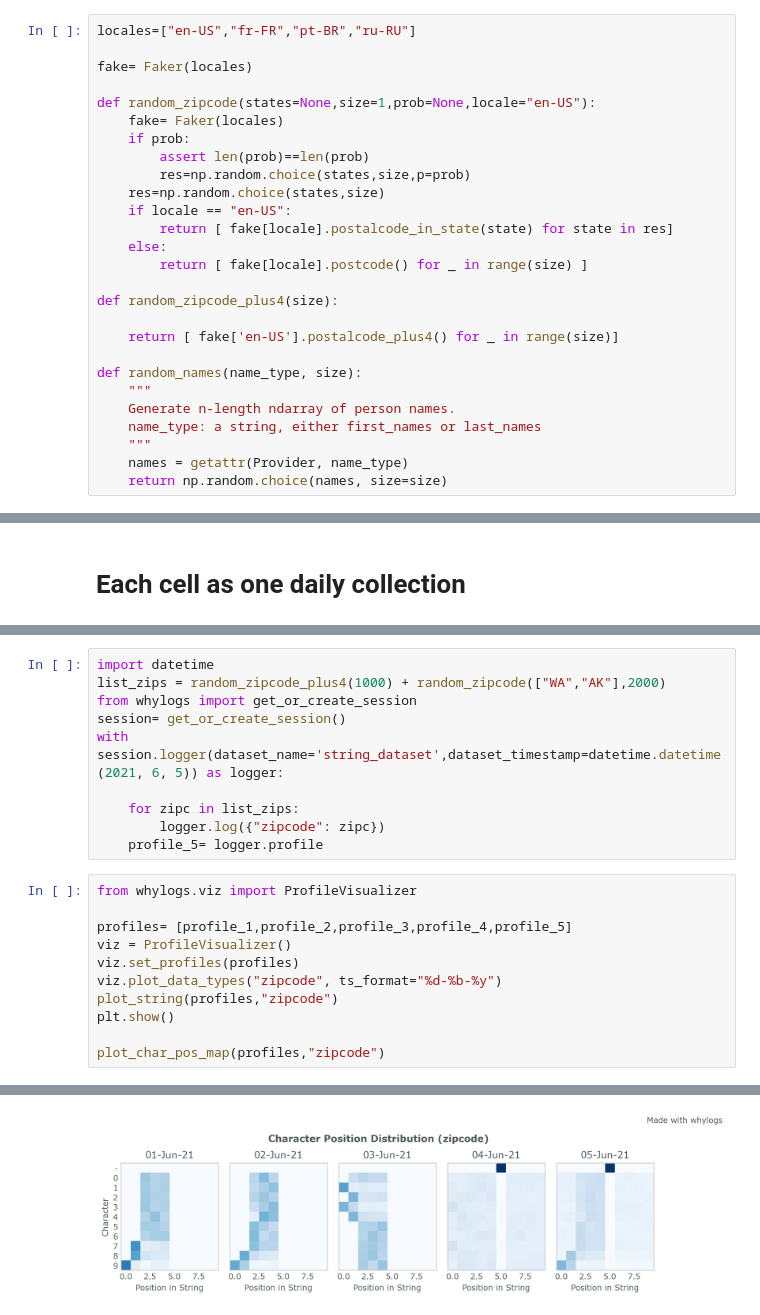
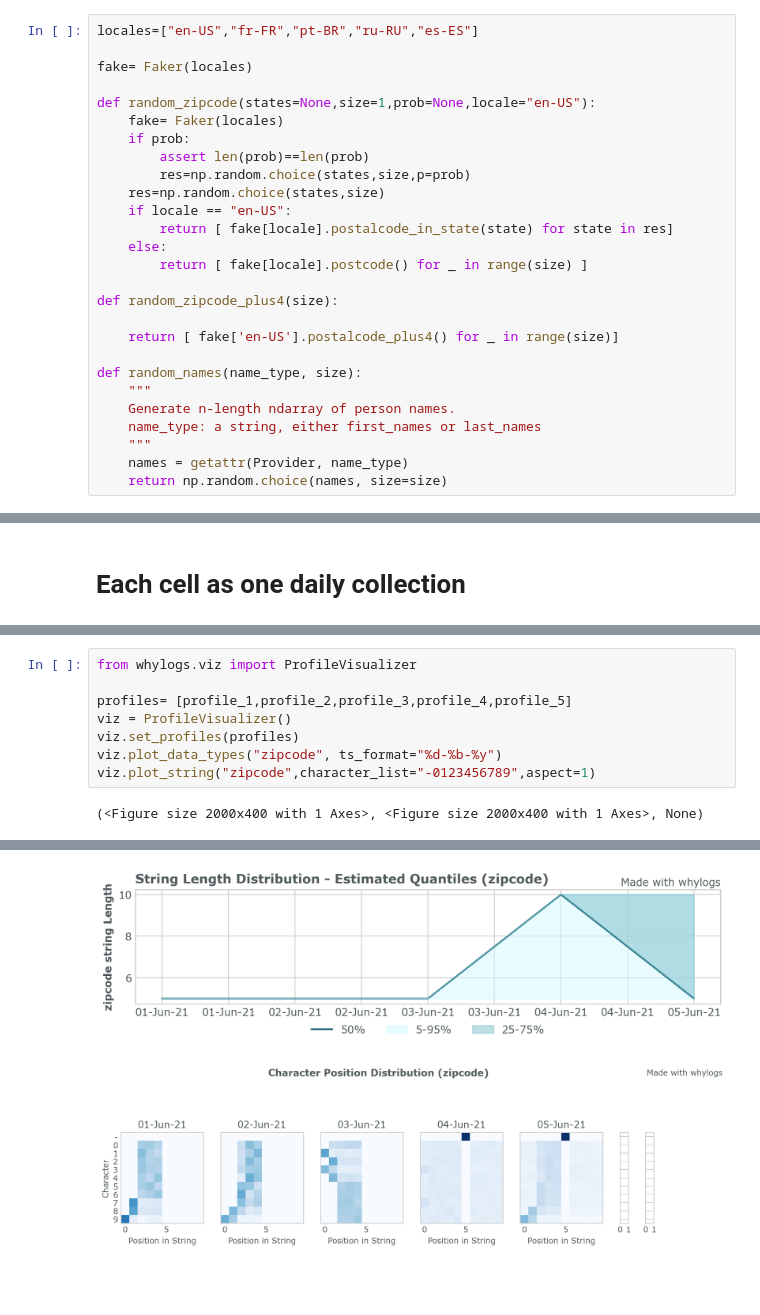
Before and after one commit to whylabs/whylogs, a Jupyter notebook: examples/String_Features.ipynb, the cells around one changed output, grey strips where cells are left out. Drawn from its saved outputs; the diff is of its cells as text; blank space fills up the shorter version.

```diff
--- a/examples/String_Features.ipynb
+++ b/examples/String_Features.ipynb
@@ -25,7 +25,7 @@ import numpy as np
 # %% [markdown]
 # Let's create Fake String Data
 # %%
-locales=["en-US","fr-FR","pt-BR","ru-RU"]
+locales=["en-US","fr-FR","pt-BR","ru-RU","es-ES"]
 
 fake= Faker(locales)
 
@@ -130,13 +189,3 @@ with session.logger(dataset_name='string_dataset',dataset_timestamp=datetime.dat
-# %%
-import datetime
-list_zips = random_zipcode_plus4(1000) + random_zipcode(["WA","AK"],2000)
-from whylogs import get_or_create_session
-session= get_or_create_session()
-with session.logger(dataset_name='string_dataset',dataset_timestamp=datetime.datetime(2021, 6, 5)) as logger:
-
-    for zipc in list_zips:
-        logger.log({"zipcode": zipc})
-    profile_5= logger.profile
 # %%
 from whylogs.viz import ProfileVisualizer
 
@@ -144,9 +193,7 @@ profiles= [profile_1,profile_2,profile_3,profile_4,profile_5]
 viz = ProfileVisualizer()
 viz.set_profiles(profiles)
 viz.plot_data_types("zipcode", ts_format="%d-%b-%y")
-plot_string(profiles,"zipcode")
-plt.show()
-
-plot_char_pos_map(profiles,"zipcode")
+viz.plot_string("zipcode",character_list="-0123456789",aspect=1)
 # %% [output]
+(<Figure size 2000x400 with 1 Axes>, <Figure size 2000x400 with 1 Axes>, None)
 [figure]
@@ -154,3 +201,4 @@ plot_char_pos_map(profiles,"zipcode")
-[figure, old version]
+[figure, new version]
+[figure, added]
 # %% [markdown]
 ![zip-code-map-large.jpeg](attachment:zip-code-map-large.jpeg)
```
Also changed, not shown: parts of 23 cells of this notebook, 3 other files.
